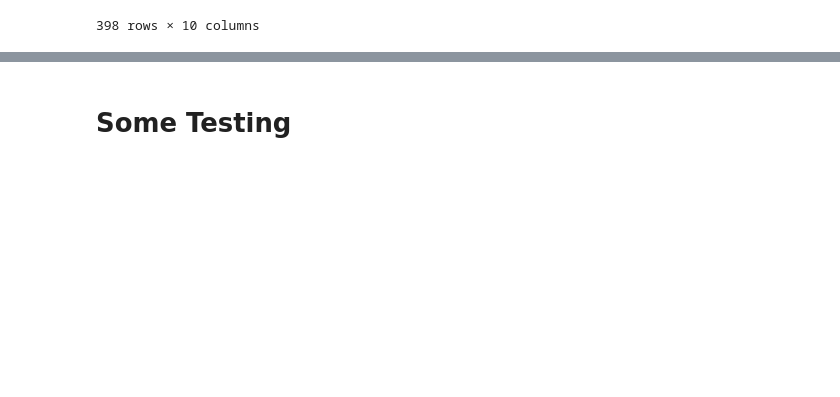
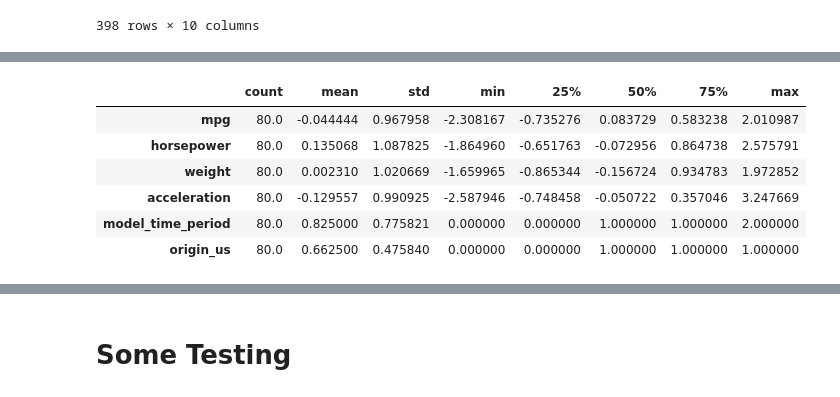
Before and after one commit to xtramin/linear-regression-models, a Jupyter notebook: notebooks/exploratory_analysis.ipynb, the cells around one changed output, grey strips where cells are left out. Saved outputs shown, nothing was run; the diff lists cells and outputs as text; code cells hidden in the pictures; blank space fills up the shorter version.

```diff
--- a/notebooks/exploratory_analysis.ipynb
+++ b/notebooks/exploratory_analysis.ipynb
@@ -159,2 +336,12 @@ df["mpg"] = (df["mpg"] - mpg_mean) / mpg_std
+# %%
+df_test.describe().T
+# %% [output]
+|  | count | mean | std | min | 25% | 50% | 75% | max |
+| mpg | 80.0 | -0.044444 | 0.967958 | -2.308167 | -0.735276 | 0.083729 | 0.583238 | 2.010987 |
+| horsepower | 80.0 | 0.135068 | 1.087825 | -1.864960 | -0.651763 | -0.072956 | 0.864738 | 2.575791 |
+| weight | 80.0 | 0.002310 | 1.020669 | -1.659965 | -0.865344 | -0.156724 | 0.934783 | 1.972852 |
+| acceleration | 80.0 | -0.129557 | 0.990925 | -2.587946 | -0.748458 | -0.050722 | 0.357046 | 3.247669 |
+| model_time_period | 80.0 | 0.825000 | 0.775821 | 0.000000 | 0.000000 | 1.000000 | 1.000000 | 2.000000 |
+| origin_us | 80.0 | 0.662500 | 0.475840 | 0.000000 | 0.000000 | 1.000000 | 1.000000 | 1.000000 |
 # %%
 df.describe().T
```
Also changed, not shown: parts of 31 cells of this notebook, 4 other files.
